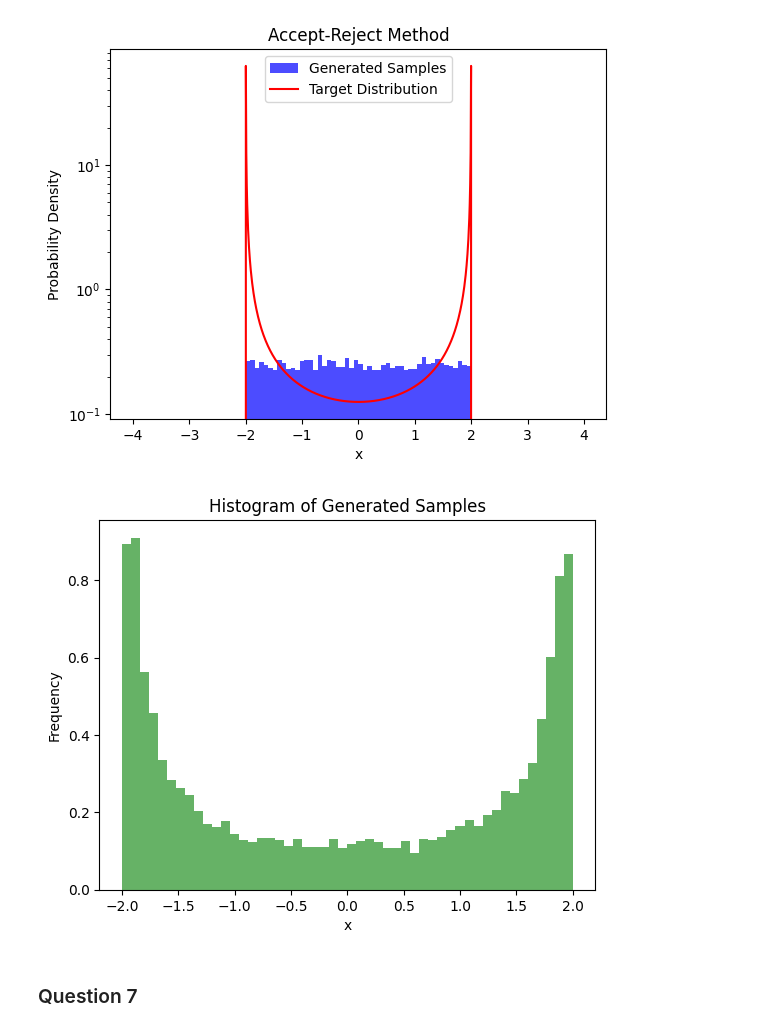
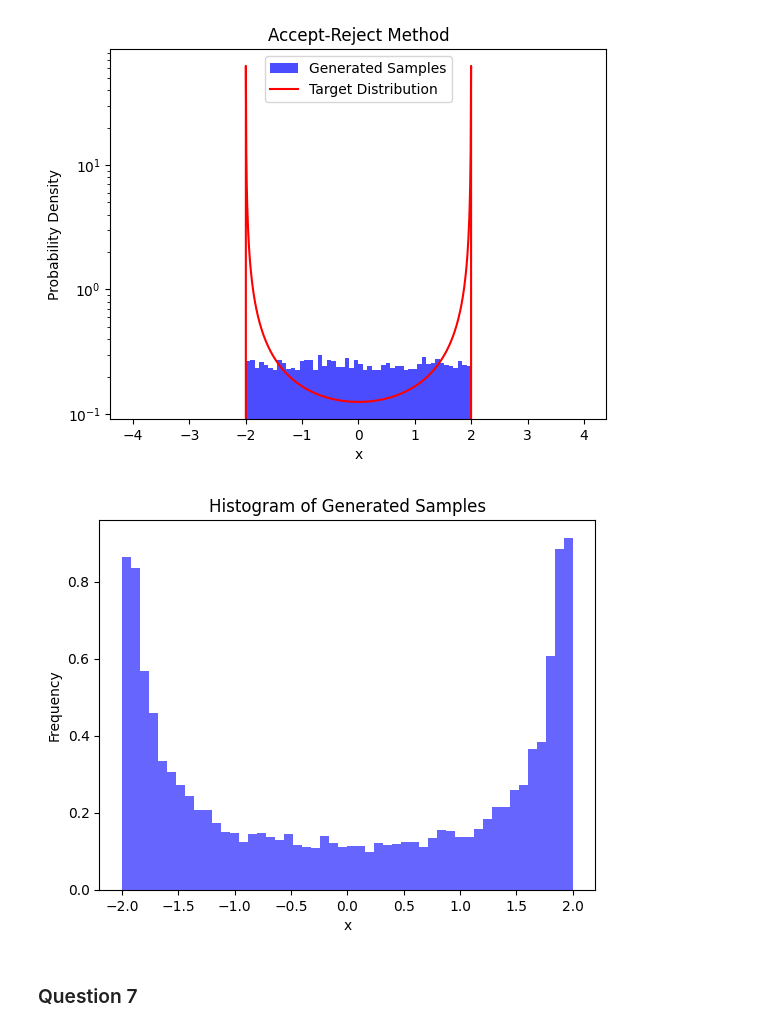
Before and after one commit to kmaitreys/p452-computational-physics, a Jupyter notebook: endsem.ipynb, the cells around one changed output. Saved outputs shown, nothing was run; the diff lists cells and outputs as text; code cells hidden in the pictures.

```diff
--- a/endsem.ipynb
+++ b/endsem.ipynb
@@ -236,45 +244,39 @@ import matplotlib.pyplot as plt
 def pdf(x):
     """
     Define the probability density function (pdf) p(x).
     """
     a = 2
     if np.abs(x) < a:
         return 0.5 / (a**2 - x**2)
     else:
         return 0
 
-def envelope(x):
-    """
-    Define the envelope function g(x).
-    """
-    # Choose an appropriate envelope function. For example, you can choose a constant or another function
-    # that bounds p(x) from above.
+def g(x):
     return 1.0  # A constant function that is greater than or equal to p(x)
 
-def generate_sample(envelope):
+def generate_sample(g):
     while True:
-        # Step 2: Generate a random number from the distribution defined by the envelope function
         x = np.random.uniform(-2, 2)  # Assuming domain of x is -2 to 2 based on the provided pdf
 
         # Step 3: Generate another random number from a uniform distribution
         # between 0 and g(x)
-        u = np.random.uniform(0, envelope(x))
+        u = np.random.uniform(0, g(x))
 
         # Step 4: Accept or reject
         if u <= pdf(x):
             return x
 
 # Generate samples
-samples = [generate_sample(envelope) for _ in range(10000)]
+samples = [generate_sample(g) for _ in range(10000)]
 
 # Plot histogram of generated samples
-plt.hist(samples, bins=50, density=True, alpha=0.6, color='g')
+plt.hist(samples, bins=50, density=True, alpha=0.6, color='b')
 plt.xlabel('x')
 plt.ylabel('Frequency')
 plt.title('Histogram of Generated Samples')
 plt.show()
 # %% [output]
-[figure, old version]
+[figure, new version]
 # %% [markdown]
 ### Question 7
 # %%
```
Also changed, not shown: parts of 1 cell of this notebook.
